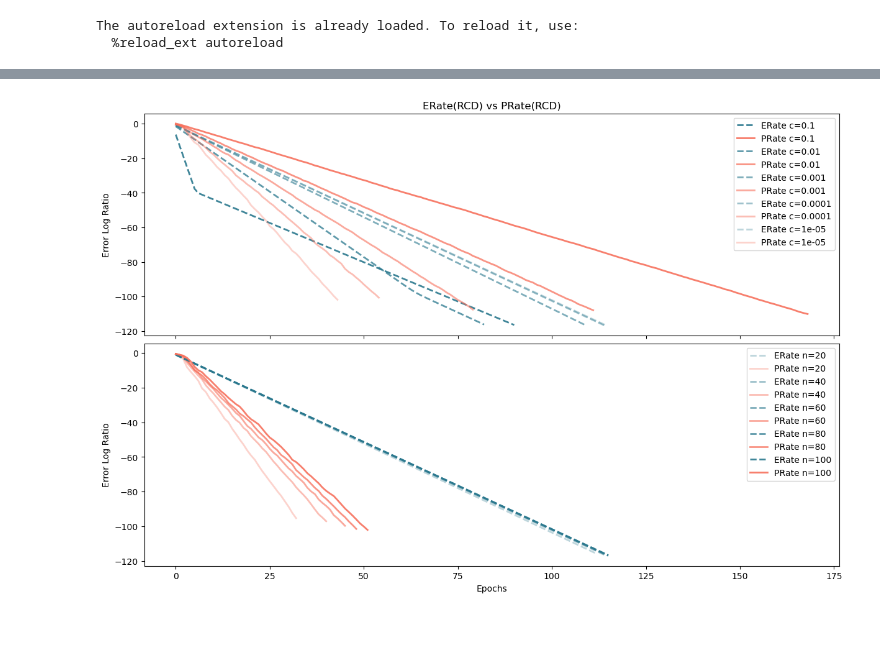
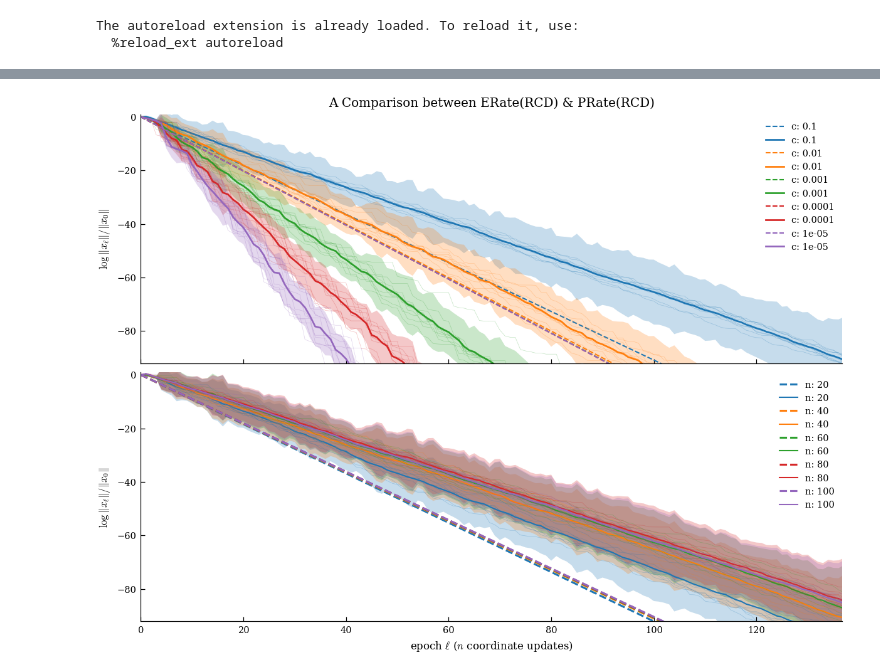
Before and after one commit to pinto2501/coordinate_descent, a Jupyter notebook: cbcd.ipynb, the cells around one changed output, grey strips where cells are left out. Saved outputs shown, nothing was run; the diff lists cells and outputs as text; code cells hidden in the pictures; blank space fills up the shorter version.

```diff
--- a/cbcd.ipynb
+++ b/cbcd.ipynb
@@ -16,6 +13,12 @@ from matplotlib.lines import Line2D
 # %%
 EPOCHS = 5000
+LN10 = np.log(10)
+
 n_dim = 100
-c = 0.02
-n_runs = 50
+c = 0.01
+n_runs = 10
+floor = 40 * LN10
+rng = np.random.default_rng(seed=42)
+
+utils.set_paper_style()
 # %%
@@ -89,53 +109,54 @@ for c in c_vals:
 # %%
-import matplotlib as mpl
+fig, axes = plt.subplots(2, 1, figsize=(8, 6), sharex=True)
 
-fig, axes = plt.subplots(2, 1, figsize=(12, 8), constrained_layout=True, sharex=True)
+c_vals = [0.1, 0.01, 0.001, 0.0001, 0.00001]
+dimensions = [20, 40, 60, 80, 100]
+x_coor = np.arange(EPOCHS+1)
 
 dim = 50
-c_vals = [0.1, 0.01, 0.001, 0.0001, 0.00001]
-dimensions = [20, 40, 60, 80, 100]
-dim_norm = Normalize(vmin=min(dimensions), vmax=max(dimensions))
-norm = LogNorm(vmin=min(c_vals), vmax=max(c_vals))
+slowest = np.inf
+for c in c_vals:
+    rcd_errors = -utils.erate_rcd(dim, c) * x_coor
+    prcd_errors, mean_prcd, std_errors = utils.run_prcd(EPOCHS, dim, c, np.ones((dim, 1)), n_runs, rng)
 
-viridis_cmap = mpl.colormaps["viridis"]
-magma_cmap = mpl.colormaps["magma"]
+    line, = axes[0].plot(x_coor, rcd_errors, ls='--', lw=1.0, label=f'c: {c}')
+    col = line.get_color()
 
-for c in c_vals:
-    rcd_errors = utils.run_rcd(EPOCHS, dim, c)
-    _, mean_prcd_errors, _ = utils.multiple_prcd(EPOCHS, dim, c, n_runs)
+    axes[0].plot(x_coor, mean_prcd, color=col, ls='-', lw=1.3, label=f'c: {c}')
+    axes[0].plot(x_coor, prcd_errors.T, color=col, lw=0.3, alpha=0.3)
+    axes[0].fill_between(x_coor, mean_prcd - std_prcd, mean_prcd + std_prcd, color=col, alpha=0.25, lw=0)
 
-    shade = 0.30 + 0.60 * norm(c)
+    slowest = min(rcd_erate, prcd_rate)
 
-    axes[0].plot(np.arange(len(rcd_errors)), rcd_errors,
-            label=f"ERate c={c}", color=viridis_cmap(0.4), alpha=shade,
-            linestyle="dashed", linewidth=2)
-    axes[0].plot(np.arange(len(mean_prcd_errors)), mean_prcd_errors,
-            label=f"PRate c={c}", color=magma_cmap(0.7), alpha=shade,
-            linewidth=2)
+axes[0].set_ylabel(r"$\log\|x_\ell\| / \|x_0\|$")
+axes[0].set_xlim(0, min(EPOCHS, 1.1 * floor / slowest))
+axes[0].set_ylim(-floor, 1)
+axes[0].set_title("A Comparison between ERate(RCD) & PRate(RCD)")
+axes[0].legend(loc="upper right")
 
-axes[0].set_ylabel("Error Log Ratio")
-axes[0].set_title("ERate(RCD) vs PRate(RCD)")
-axes[0].legend()
+c = 0.1
+slowest = np.inf
+for dim in dimensions:
+    rcd_errors = -utils.erate_rcd(dim, c) * x_coor
+    prcd_errors, mean_prcd, std_errors = utils.run_prcd(EPOCHS, dim, c, np.ones((dim, 1)), n_runs, rng)
 
-for dim in dimensions:
-    rcd_errors = utils.run_rcd(EPOCHS, dim, c)
-    _, mean_prcd_errors, _ = utils.multiple_prcd(EPOCHS, dim, c, n_runs)
+    line, = axes[1].plot(x_coor, -utils.erate_rcd(dim, c) * x_coor, ls='--', lw=1.5, label=f'n: {dim}')
+    col = line.get_color()
 
-    shade = 0.30 + 0.60 * dim_norm(dim)
+    axes[1].plot(x_coor, mean_prcd, color=col, ls='-', lw=1.0, label=f'n: {dim}')
+    axes[1].plot(x_coor, prcd_errors.T, color=col, lw=0.3, alpha=0.3)
+    axes[1].fill_between(x_coor, mean_prcd - std_prcd, mean_prcd + std_prcd, color=col, alpha=0.25, lw=0)
 
-    axes[1].plot(np.arange(len(rcd_errors)), rcd_errors,
-            label=f"ERate n={dim}", color=viridis_cmap(0.4), alpha=shade,
-            linestyle="dashed", linewidth=2)
-    axes[1].plot(np.arange(len(mean_prcd_errors)), mean_prcd_errors,
-            label=f"PRate n={dim}", color=magma_cmap(0.7), alpha=shade,
-            linewidth=2)
+    slowest = min(rcd_erate, prcd_rate)
 
-axes[1].set_xlabel("Epochs")
-axes[1].set_ylabel("Error Log Ratio")
-axes[1].legend()
+axes[1].set_xlabel(r"epoch $\ell$ ($n$ coordinate updates)")
+axes[1].set_ylabel(r"$\log\|x_\ell\| / \|x_0\|$")
+axes[1].set_xlim(0, min(EPOCHS, 1.5 * floor / slowest))
+axes[1].set_ylim(-floor, 1)
+axes[1].legend(loc="upper right")
 plt.show()
 # %% [output]
-[figure, old version]
+[figure, new version]
 # %%
 # Fixed n with different c values
 
```
Also changed, not shown: parts of 12 cells of this notebook, 20 other files.
